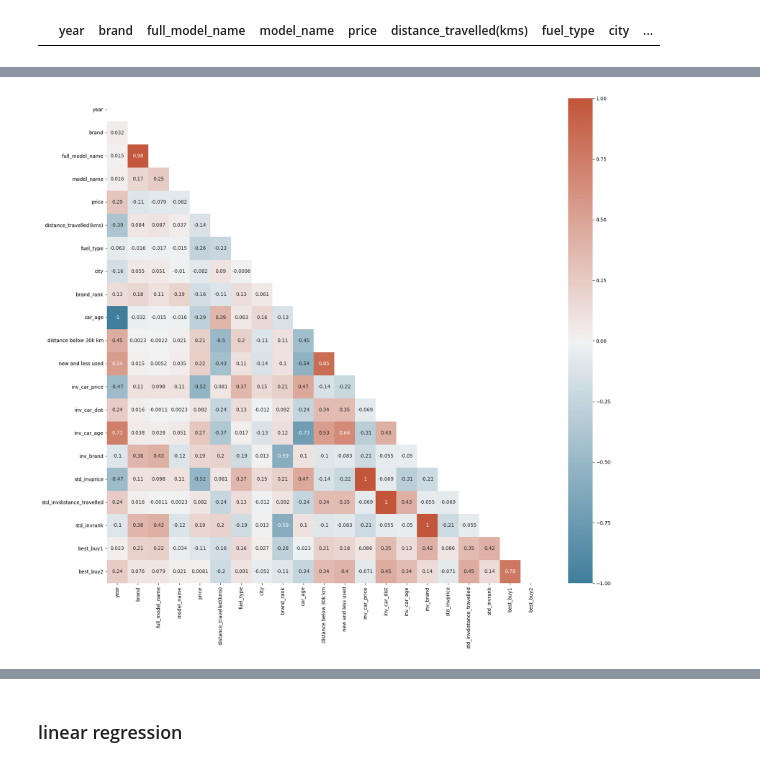
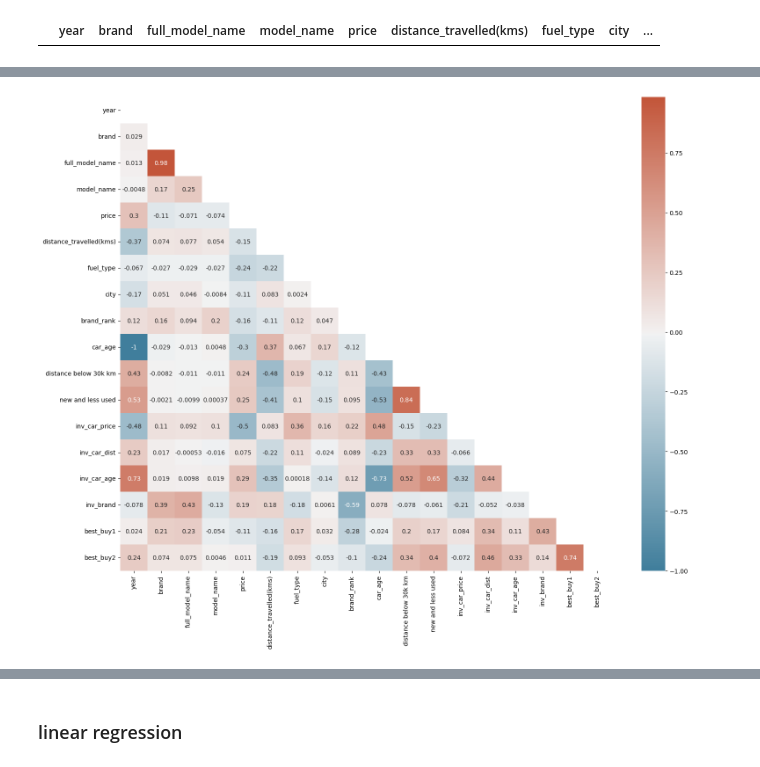
Before and after one commit to Dime98/smartdata-internship, a Jupyter notebook: task16/task16.ipynb, the cells around one changed output, grey strips where cells are left out. Drawn from its saved outputs; the diff is of its cells as text; code cells hidden in the pictures.

```diff
--- a/task16/task16.ipynb
+++ b/task16/task16.ipynb
@@ -56,7 +58,7 @@ df.head(0)
 # %% [output]
 |  | year | brand | full_model_name | model_name | price | distance_travelled(kms) | fuel_type | city | ... |
 # %%
-def get_heat_map_corr(corr_df, figsize=(10, 9), remove_cols=[], corr_method='pearson', title=None):
+def get_heat_map_corr(corr_df, figsize=(10, 9), remove_cols=[], corr_method='pearson', title=None, mirrored=False):
 
     df_temp = corr_df
     for i in remove_cols:
@@ -79,7 +81,9 @@ def get_heat_map_corr(corr_df, figsize=(10, 9), remove_cols=[], corr_method='pea
     if title != None:
         plt.title(title)
 
-    # sns.heatmap(corr, annot=True, cmap=cmap)
-    sns.heatmap(corr, annot=True, mask = mask, cmap=cmap)
+    if mirrored == False:
+        sns.heatmap(corr, annot=True, mask = mask, cmap=cmap)
+    else:
+        sns.heatmap(corr, annot=True, cmap=cmap)
 # %%
 # get_heat_map_corr of df without column of object dtype
@@ -88,0 +108,9 @@ get_heat_map_corr(df)
+# %%
+# delete correlating columns
+corr_cols_to_del = [
+    'std_invprice',
+    'std_invdistance_travelled',
+    'std_invrank',
+]
+df = df.drop(corr_cols_to_del, axis=1)
+df.head(2)
@@ -93,12 +136,12 @@ label = LabelEncoder()
 cols_to_encode = [i for i in df.columns if df[i].dtype == 'object']
 cols_to_encode
 
-df_tmp = df[:]
+df_labeled = df[:]
 for c in cols_to_encode:
-    label.fit(df_tmp[c].drop_duplicates())
-    df_tmp[c] = label.transform(df_tmp[c])
-    # print(c, df_tmp[c].isnull().sum())
+    label.fit(df_labeled[c].drop_duplicates())
+    df_labeled[c] = label.transform(df_labeled[c])
+    # print(c, df_labeled[c].isnull().sum())
 
-df_tmp.head(2)
+df_labeled.head(1)
 # %% [output]
 |  | year | brand | full_model_name | model_name | price | distance_travelled(kms) | fuel_type | city | ... |
@@ -107,6 +149,6 @@ df_tmp.head(2)
 # %%
 # plot data with labeled columns
-get_heat_map_corr( df_tmp,figsize=(20,18) )
+get_heat_map_corr( df_labeled,figsize=(18,14) )
 # %% [output]
-[figure, old version]
+[figure, new version]
 # %%
```
Also changed, not shown: parts of 43 cells of this notebook, 8 other files.
